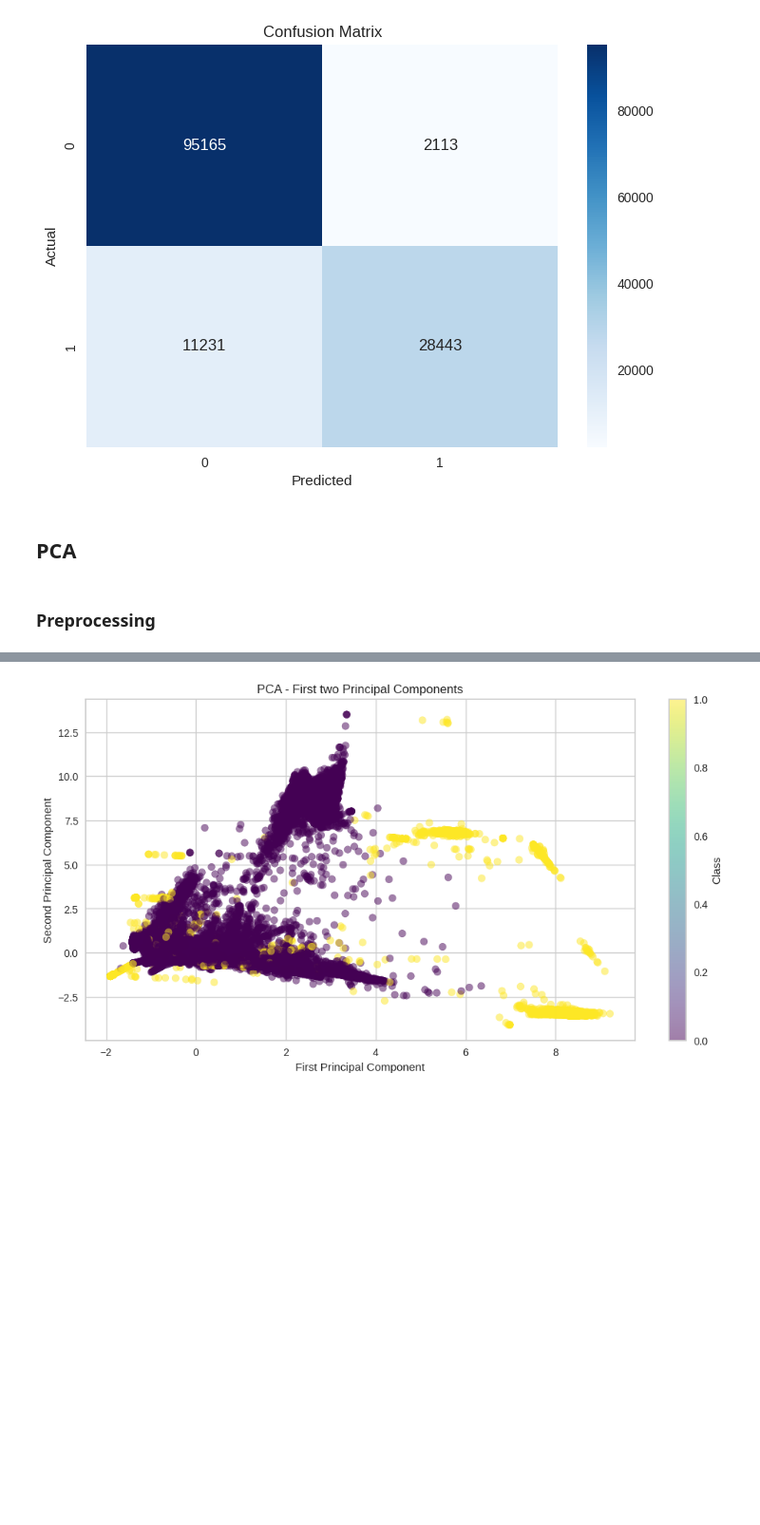
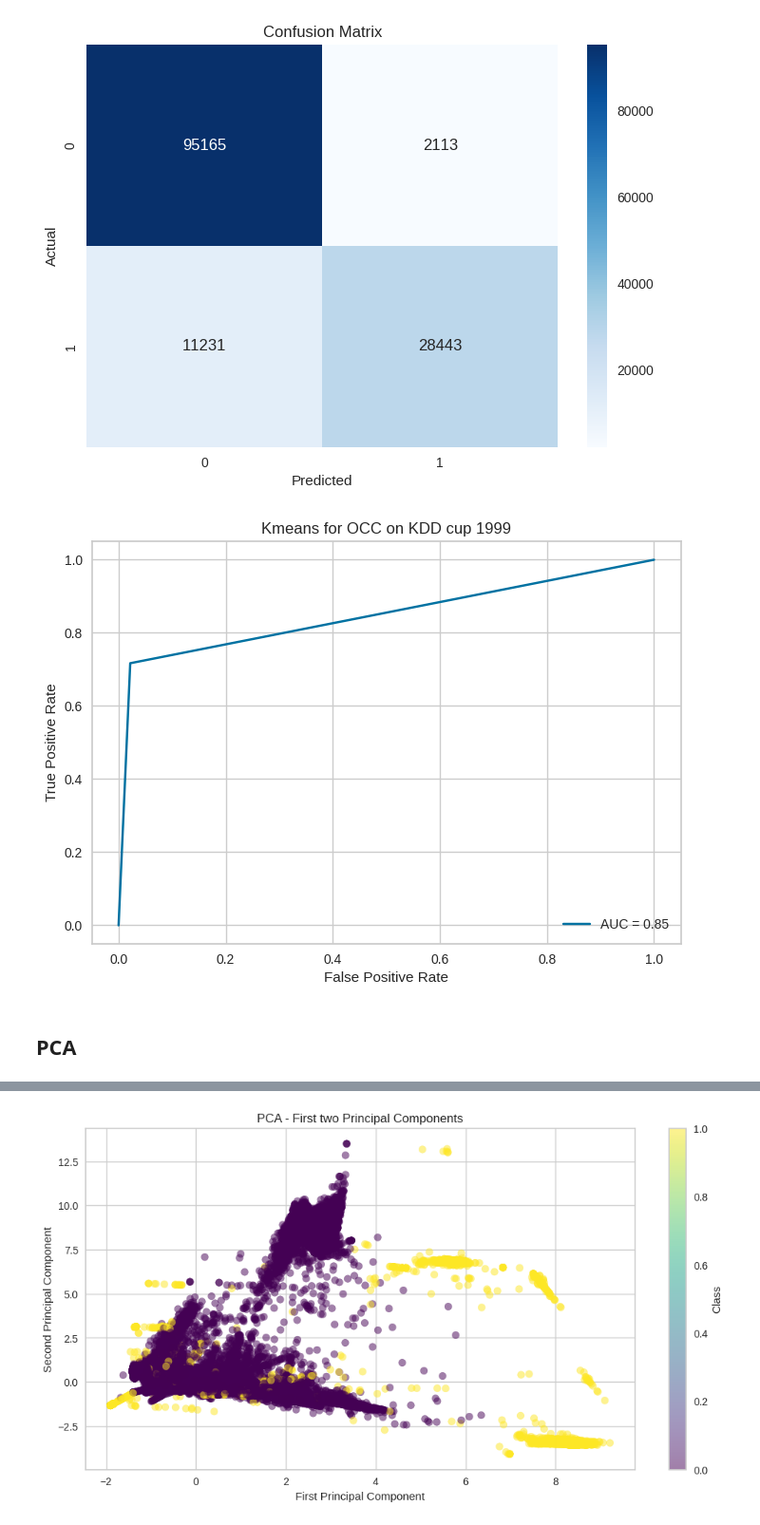
Before and after one commit to mishalkk/AnomalyQuest-Exploring-Novel-Approaches-for-Anomaly-Detection-in-Diverse-Domains, a Jupyter notebook: NetworkAnomaly/NetworkIntrusion.ipynb, the cells around one changed output, grey strips where cells are left out. Shown at 95% size. Drawn from its saved outputs; the diff is of its cells as text; code cells hidden in the pictures; blank space fills up the shorter version.

```diff
--- a/NetworkAnomaly/NetworkIntrusion.ipynb
+++ b/NetworkAnomaly/NetworkIntrusion.ipynb
@@ -553,10 +586,13 @@ Classification Report:
    macro avg       0.91      0.85      0.87    136952
 weighted avg       0.90      0.90      0.90    136952
 [figure]
+# %%
+roc_auc_dtl = draw_roc_auc("Kmeans", y, y_pred)
+roc_auc_list.append(roc_auc_dtl)
+# %% [output]
+[figure, added]
 # %% [markdown]
 ## PCA
-# %% [markdown]
-### Preprocessing
 # %%
 df = dataframe.copy()
 # %%
```
Also changed, not shown: parts of 53 cells of this notebook.
